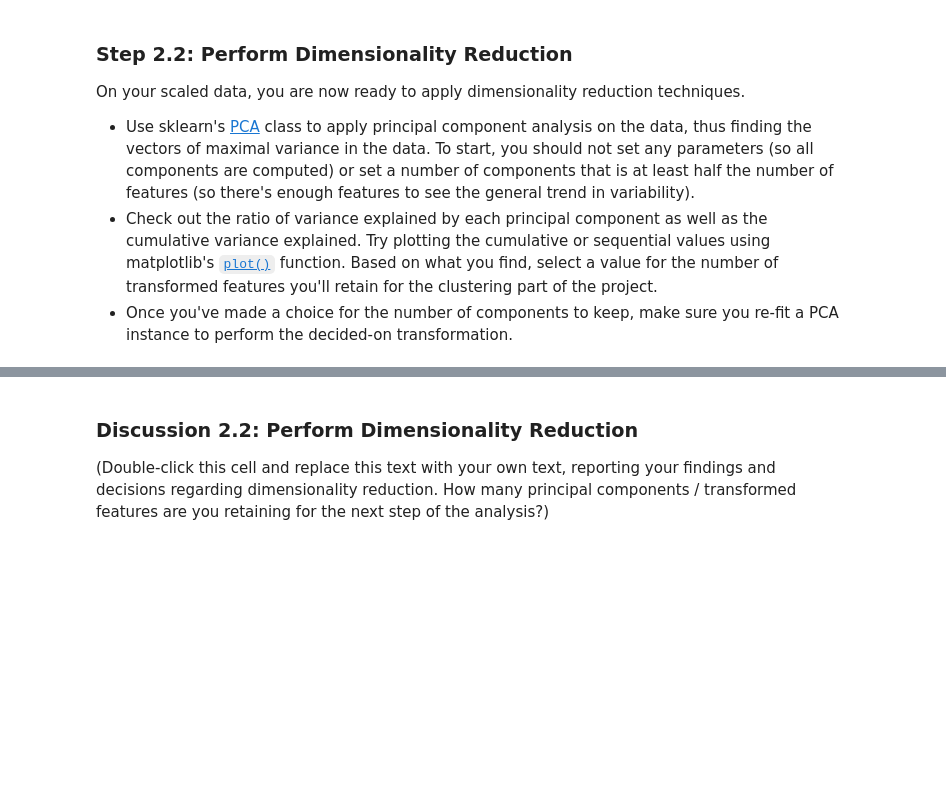
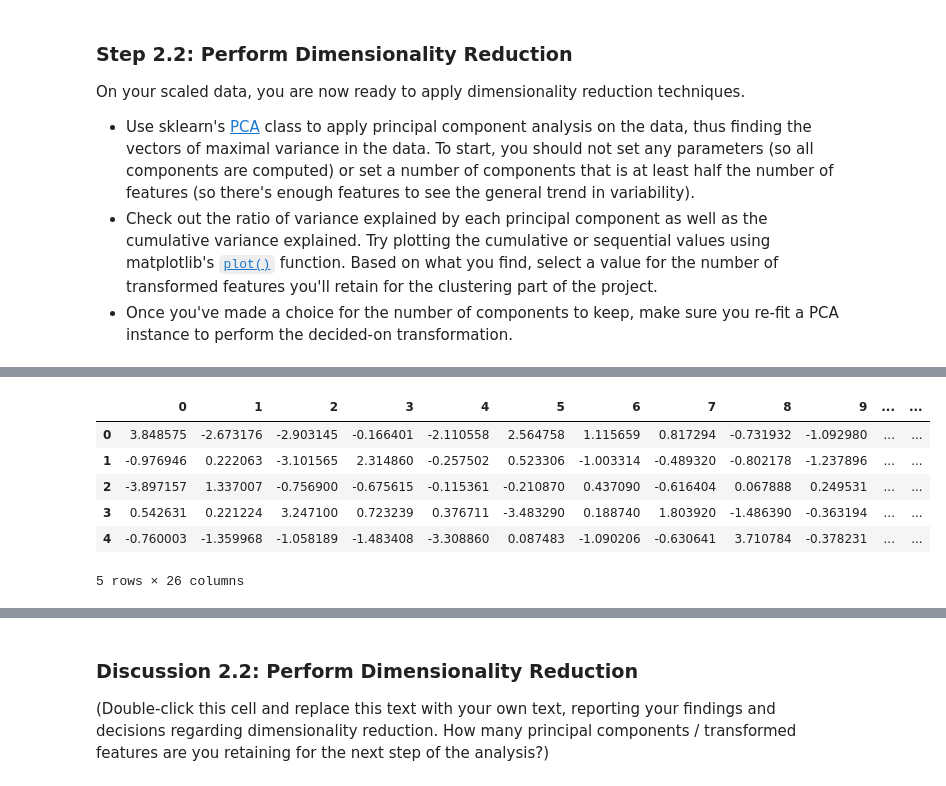
Before and after one commit to dguevar1/identify_customer_segments, a Jupyter notebook: Identify_Customer_Segments.ipynb, the cells around one changed output, grey strips where cells are left out. Cells and saved outputs as stored; diff of their text form; code cells hidden in the pictures; blank space fills up the shorter version.

```diff
--- a/Identify_Customer_Segments.ipynb
+++ b/Identify_Customer_Segments.ipynb
@@ -2337,0 +2489,2 @@ On your scaled data, you are now ready to apply dimensionality reduction techniq
+# %%
+df_reduced_standardized_general_population_data_pca = pd.DataFrame(reduced_standardized_general_population_data_pca)
@@ -2337,0 +2495,10 @@ On your scaled data, you are now ready to apply dimensionality reduction techniq
+# %%
+df_reduced_standardized_general_population_data_pca.head()
+# %% [output]
+|  | 0 | 1 | 2 | 3 | 4 | 5 | 6 | 7 | 8 | 9 | ... | ... |
+| 0 | 3.848575 | -2.673176 | -2.903145 | -0.166401 | -2.110558 | 2.564758 | 1.115659 | 0.817294 | -0.731932 | -1.092980 | ... | ... |
+| 1 | -0.976946 | 0.222063 | -3.101565 | 2.314860 | -0.257502 | 0.523306 | -1.003314 | -0.489320 | -0.802178 | -1.237896 | ... | ... |
+| 2 | -3.897157 | 1.337007 | -0.756900 | -0.675615 | -0.115361 | -0.210870 | 0.437090 | -0.616404 | 0.067888 | 0.249531 | ... | ... |
+| 3 | 0.542631 | 0.221224 | 3.247100 | 0.723239 | 0.376711 | -3.483290 | 0.188740 | 1.803920 | -1.486390 | -0.363194 | ... | ... |
+| 4 | -0.760003 | -1.359968 | -1.058189 | -1.483408 | -3.308860 | 0.087483 | -1.090206 | -0.630641 | 3.710784 | -0.378231 | ... | ... |
+5 rows × 26 columns
```
Also changed, not shown: parts of 30 cells of this notebook.
